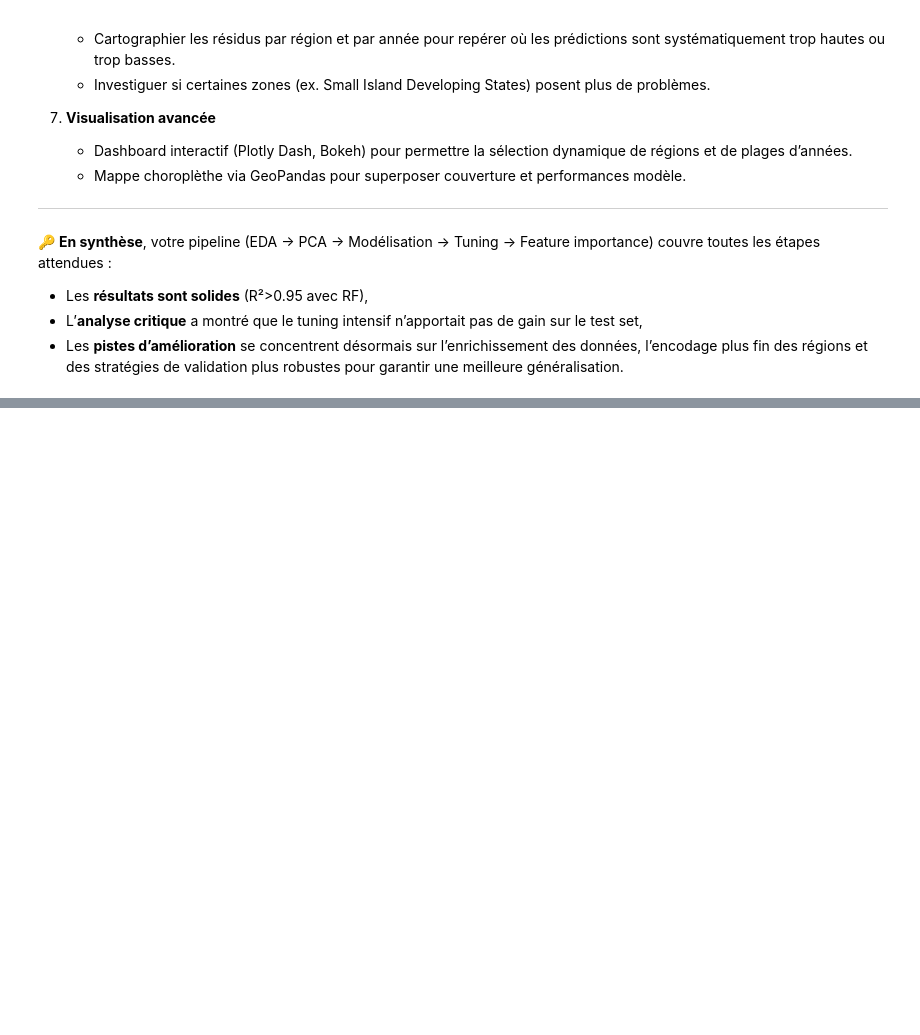
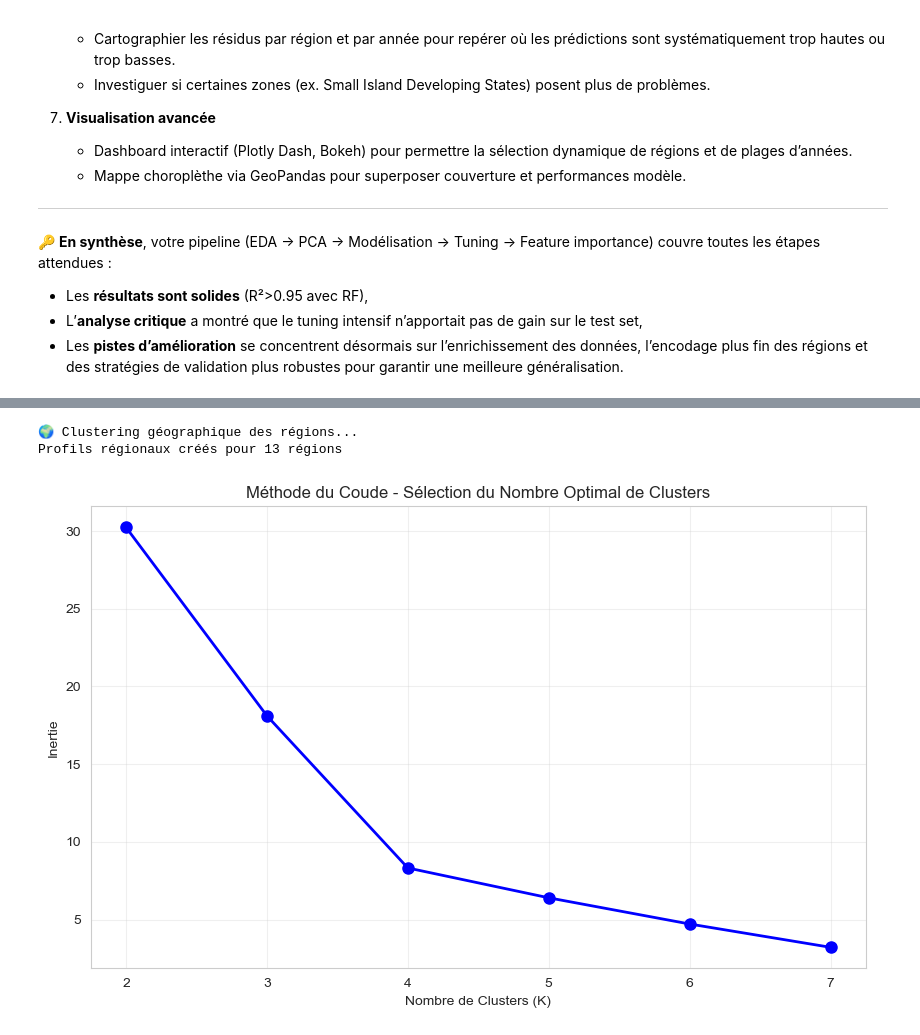
Before and after one commit to speedy27/Data-analysis, a Jupyter notebook: Projet_Analyse_Donnees.ipynb, the cells around one changed output, grey strips where cells are left out. Drawn from its saved outputs; the diff is of its cells as text; code cells hidden in the pictures; blank space fills up the shorter version.

Commit message:
V2 finale

```diff
--- a/Projet_Analyse_Donnees.ipynb
+++ b/Projet_Analyse_Donnees.ipynb
@@ -1507,0 +1857,75 @@ Below is a **synthèse globale** des principales étapes, résultats et recomman
+# %%
+# ===============================
+# 4. CLUSTERING GÉOGRAPHIQUE
+# ===============================
+
+from sklearn.cluster import KMeans
+from sklearn.preprocessing import StandardScaler
+
+print("🌍 Clustering géographique des régions...")
+
+# Créer un profil moyen par région pour le clustering
+region_profiles = pivot_enhanced.groupby('RegCode').agg({
+    'Rural': 'mean',
+    'Urban': 'mean',
+    'Total': 'mean',
+    'Urban_Rural_Gap': 'mean',
+    'Digital_Divide_Index': 'mean',
+    'Growth_Rate_Total': 'mean'
+}).round(3)
+
+print(f"Profils régionaux créés pour {len(region_profiles)} régions")
+
+# Standardiser les features pour le clustering
+scaler_cluster = StandardScaler()
+region_profiles_scaled = scaler_cluster.fit_transform(region_profiles)
+
+# Déterminer le nombre optimal de clusters (méthode du coude)
+inertias = []
+K_range = range(2, 8)
+
+for k in K_range:
+    kmeans = KMeans(n_clusters=k, random_state=42, n_init=10)
+    kmeans.fit(region_profiles_scaled)
+    inertias.append(kmeans.inertia_)
+
+# Visualisation de la méthode du coude
+plt.figure(figsize=(10, 6))
+plt.plot(K_range, inertias, 'bo-', linewidth=2, markersize=8)
+plt.xlabel('Nombre de Clusters (K)')
+plt.ylabel('Inertie')
+plt.title('Méthode du Coude - Sélection du Nombre Optimal de Clusters')
+plt.grid(True, alpha=0.3)
+plt.show()
+
+# Appliquer K-means avec 3 clusters (choix métier : High/Medium/Low development)
+kmeans_final = KMeans(n_clusters=3, random_state=42, n_init=10)
+region_profiles['Development_Cluster'] = kmeans_final.fit_predict(region_profiles_scaled)
+
+# Analyser les clusters
+print("\n📊 ANALYSE DES CLUSTERS :")
+cluster_analysis = region_profiles.groupby('Development_Cluster').agg({
+    'Rural': ['mean', 'std'],
+    'Urban': ['mean', 'std'],
+    'Total': ['mean', 'std'],
+    'Urban_Rural_Gap': ['mean', 'std'],
+    'Digital_Divide_Index': ['mean', 'std']
+}).round(3)
+
+print(cluster_analysis)
+
+# Compter les régions par cluster
+cluster_counts = region_profiles['Development_Cluster'].value_counts().sort_index()
+print(f"\n🏷️ RÉPARTITION DES RÉGIONS :")
+for cluster, count in cluster_counts.items():
+    print(f"Cluster {cluster}: {count} régions")
+
+# Ajouter l'information de cluster au dataset principal
+region_cluster_map = region_profiles['Development_Cluster'].to_dict()
+pivot_enhanced['Development_Cluster'] = pivot_enhanced['RegCode'].map(region_cluster_map)
+
+print(f"\n✅ Cluster ajouté au dataset principal")
+# %% [output]
+🌍 Clustering géographique des régions...
+Profils régionaux créés pour 13 régions
+[figure, added]
```
Also changed, not shown: parts of 14 cells of this notebook, 3 other files.
